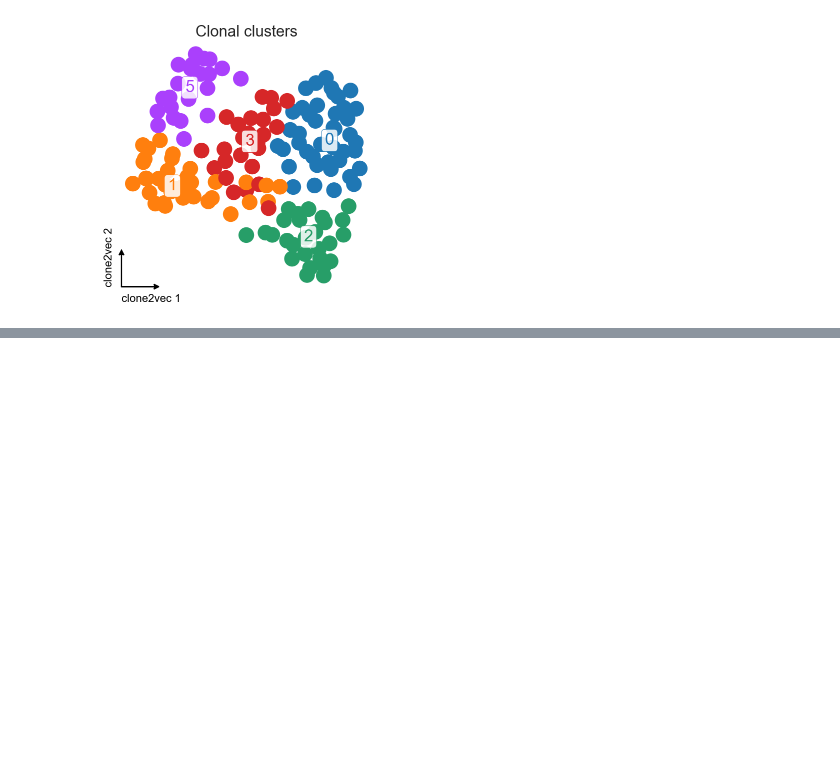
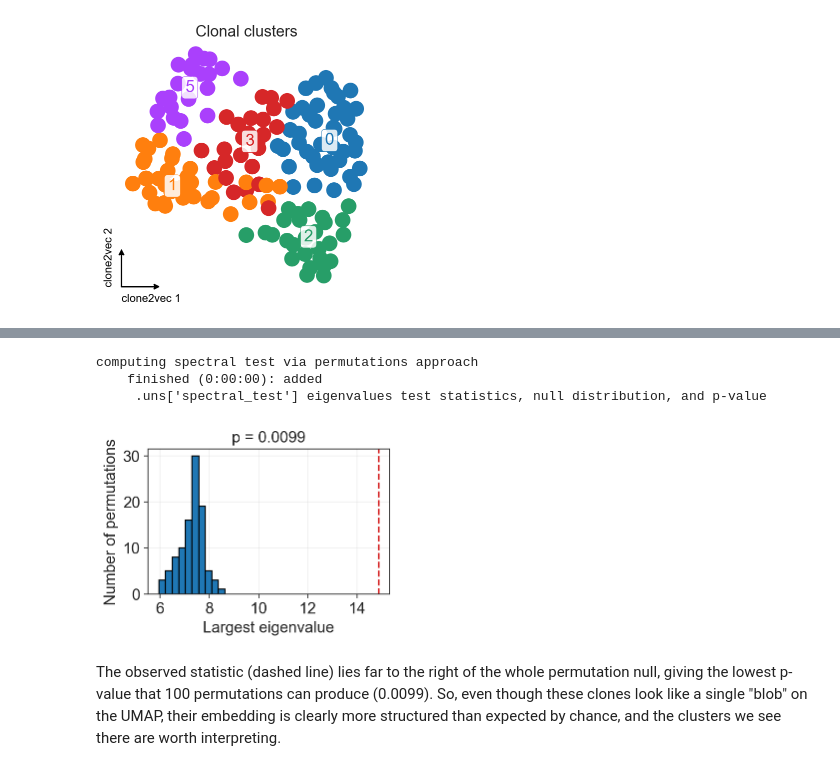
Before and after one commit to kharchenkolab/clone2vec, a Jupyter notebook: docs/source/Structure_test.ipynb, the cells around one changed output, grey strips where cells are left out. Cells and saved outputs as stored; diff of their text form; code cells hidden in the pictures; blank space fills up the shorter version.

```diff
--- a/docs/source/Structure_test.ipynb
+++ b/docs/source/Structure_test.ipynb
@@ -64,0 +72,12 @@ The observed statistic (dashed line) lies far to the right of the whole permutat
+# %%
+c2v.tl.spectral_test(clones)
+# %% [output]
+computing spectral test via permutations approach
+    finished (0:00:00): added
+     .uns['spectral_test'] eigenvalues test statistics, null distribution, and p-value
+# %%
+c2v.pl.spectral_test(clones)
+# %% [output]
+[figure, added]
+# %% [markdown]
+The observed statistic (dashed line) lies far to the right of the whole permutation null, giving the lowest p-value that 100 permutations can produce (0.0099). So, even though these clones look like a single "blob" on the UMAP, their embedding is clearly more structured than expected by chance, and the clusters we see there are worth interpreting.
```
Also changed, not shown: parts of 11 cells of this notebook, 21 other files.
